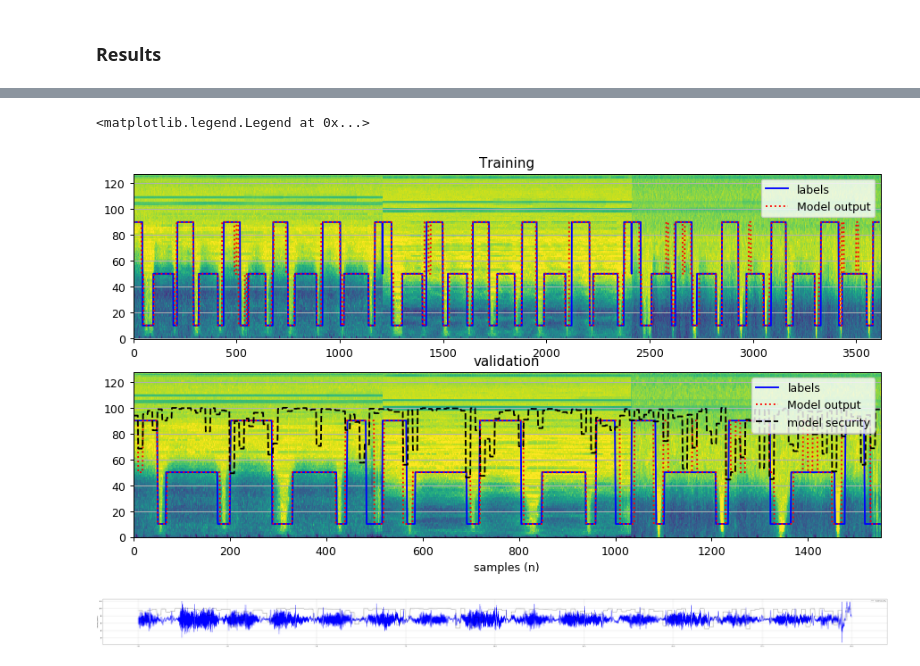
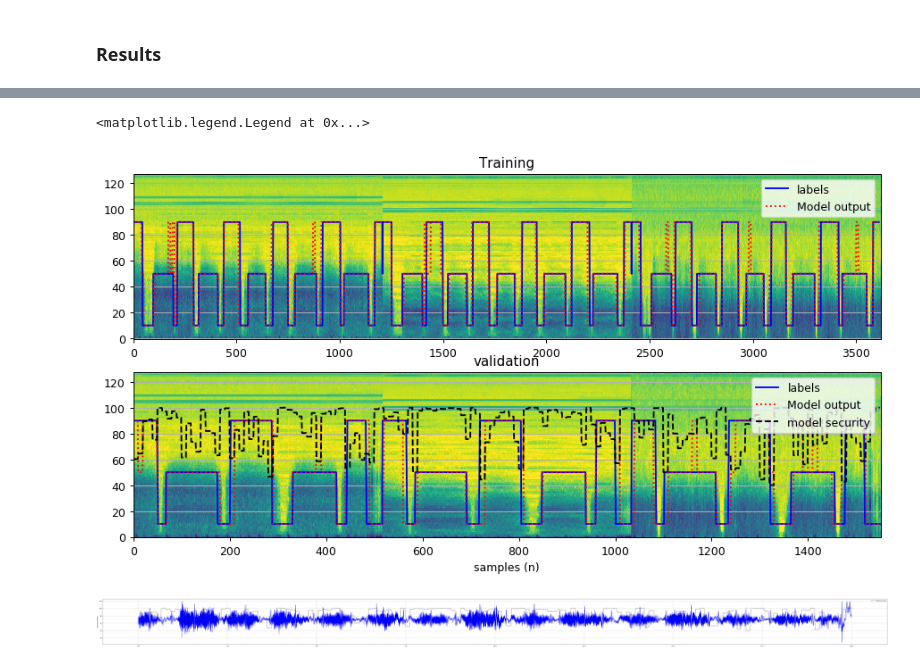
Before and after one commit to aidiagnostics/Fundamental_Respiration_Sounds, a Jupyter notebook: notebooks/CNN_FRS_Recognition_ex1.ipynb, the cells around one changed output, grey strips where cells are left out. Drawn from its saved outputs; the diff is of its cells as text; code cells hidden in the pictures.

Commit message:
adding model checkpoint feature

```diff
--- a/notebooks/CNN_FRS_Recognition_ex1.ipynb
+++ b/notebooks/CNN_FRS_Recognition_ex1.ipynb
@@ -240,9 +240,11 @@ def CNN_1():
         tf.keras.layers.Dense(flat_size, activation='relu'),
         tf.keras.layers.Dense(3, activation='softmax')
     ])
-    model.compile(optimizer='adam',
-                 loss='mse',
-                 metrics=['accuracy','mae', 'mse'])
+    opt = tf.keras.optimizers.Adam(learning_rate=0.001)
+    mse = tf.keras.losses.MeanSquaredError()
+    model.compile(optimizer=opt,
+                 loss=mse,
+                 metrics=['accuracy','mae'])
     return model
 
 fureso_v1 = CNN_1()
@@ -293,0 +299,8 @@ Epoch 00030: val_loss did not improve from 0.07562
+# %%
+# Creating the Model
+fureso_v2 = CNN_1()
+# Evaluating the model
+history = fureso_v2.evaluate(train_spec_CNN, train_t_f_3, verbose = 2)
+# Getting results
+loss, acc = history[0], history[1]
+print("Untrained model, accuracy: {:5.2f}%".format(100*acc))
@@ -293,0 +312,7 @@ Epoch 00030: val_loss did not improve from 0.07562
+# %%
+# Loading Weights
+fureso_v2.load_weights(mf_path+'.ckpt')
+# evaluating model
+history = fureso_v2.evaluate(train_spec_CNN,  train_t_f_3, verbose=2)
+loss, acc = history[0], history[1]
+print("Restored model, accuracy: {:5.2f}%".format(100*acc))
@@ -323,6 +351,6 @@ plt.legend()
 # %%
-train_predictions_2 = fureso_v1.predict(train_spec_CNN)
-val_predictions_2 = fureso_v1.predict(val_spec_CNN)
+train_predictions_2 = fureso_v2.predict(train_spec_CNN)
+val_predictions_2 = fureso_v2.predict(val_spec_CNN)
 
 train_pred_2 = aidt.back_to_long_labels(train_t3,train_predictions_2)
 val_pred_2 = aidt.back_to_long_labels(val_t3,val_predictions_2)
@@ -337,34 +365,34 @@ def long_labels(Xin, predictions):
     return out.flatten()
 
 secure = long_labels(val_t3, val_predictions_2)
 # -----------------------------------------------------------------------------
 plt.figure(num=1, figsize=(12, 6), dpi=90, facecolor='w', edgecolor='k')
 
 plt.subplot(2,1,1)
 plt.imshow(train_vectorS_spec, origin='lower', cmap='viridis', aspect='auto')
 
 
 plt.plot(10 + 40*train_t3.flatten(),'b', label='labels',markersize=10)
 plt.plot(10 + 40*train_pred_2,'r:', label='Model output')
 #plt.plot(vtn, X, 'b')
 plt.gca().yaxis.grid(True)
 plt.title('Training')
 plt.legend()
 
 plt.subplot(2,1,2)
 plt.imshow(val_vectorS_spec, origin='lower', cmap='viridis', aspect='auto')
 
 plt.plot(10 + 40*val_t3.flatten(),'b', label='labels',markersize=10)
 plt.plot(10 + 40*val_pred_2, 'r:',label='Model output')
 plt.plot(100*secure, 'k--',label = 'model security')
 #plt.plot(vtn, X, 'b')
 plt.gca().yaxis.grid(True)
 plt.title('validation')
 plt.xlabel('samples (n)')
 plt.legend(loc='upper right')
 # %% [output]
 <matplotlib.legend.Legend at 0x...>
-[figure, old version]
+[figure, new version]
 # %%
 plt.figure(num=1, figsize=(100, 6), dpi=90, facecolor='w', edgecolor='k')
 plt.plot(vtn, 70 + 50* X, 'b')
```
Also changed, not shown: parts of 8 cells of this notebook.
